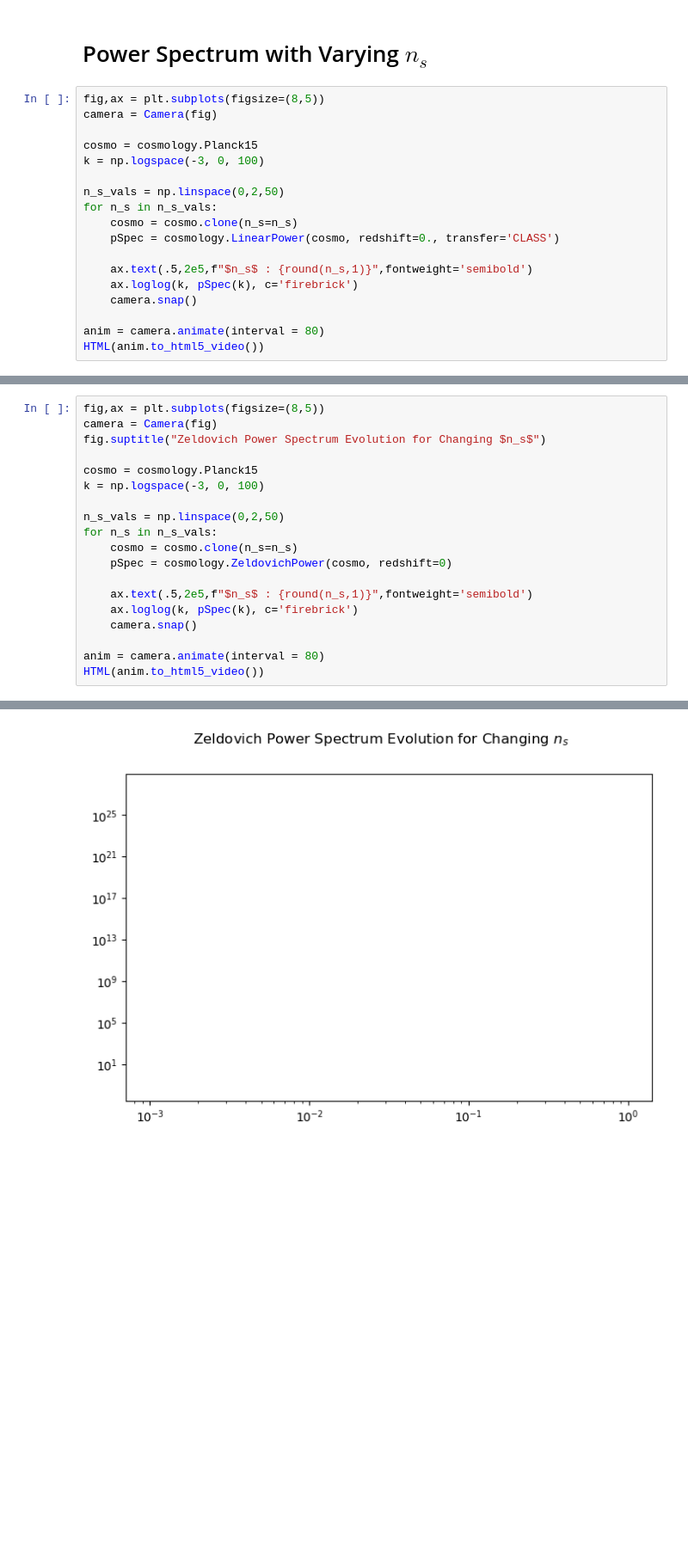
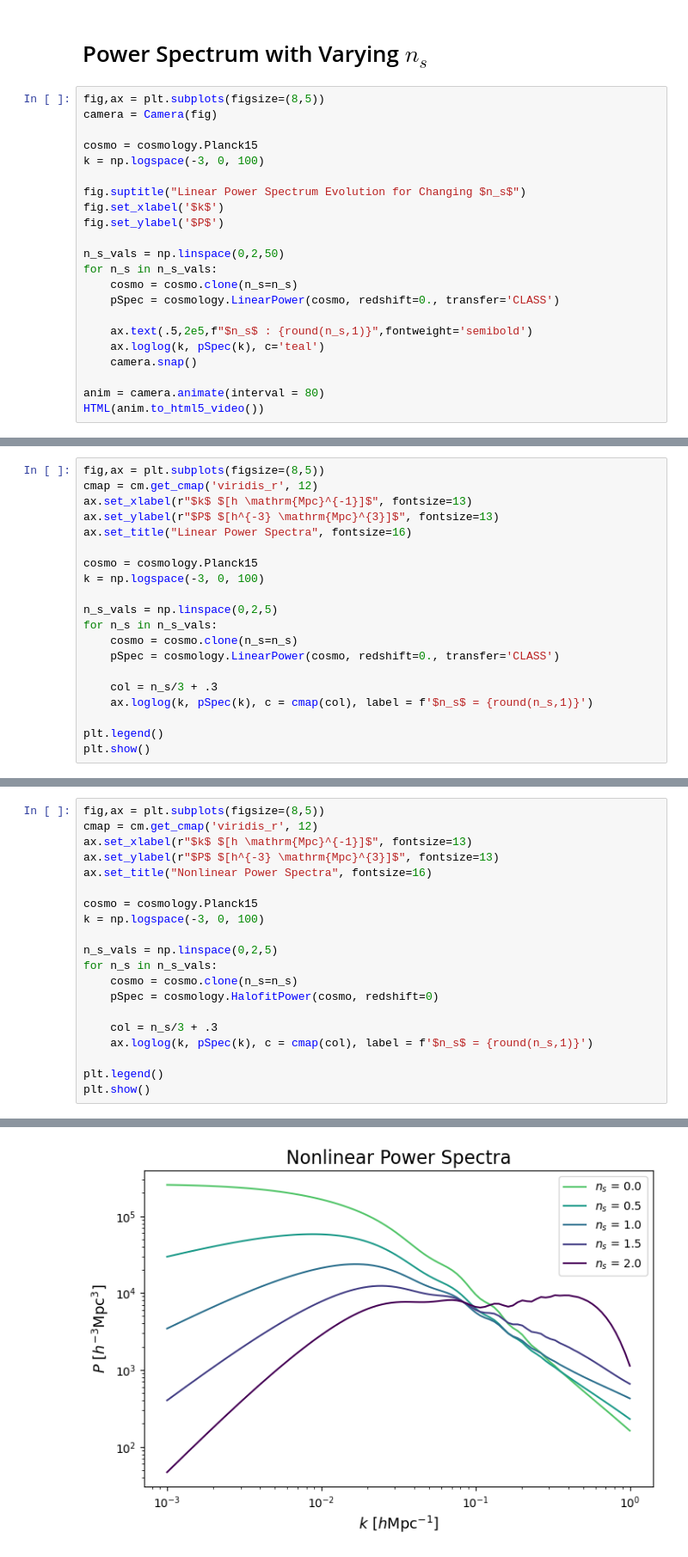
Before and after one commit to AutumnPearce/phys600, a Jupyter notebook: project/for_final.ipynb, the cells around one changed output, grey strips where cells are left out. Shown at 86% size. Saved outputs shown, nothing was run; the diff lists cells and outputs as text; blank space fills up the shorter version.

```diff
--- a/project/for_final.ipynb
+++ b/project/for_final.ipynb
@@ -15,13 +15,17 @@ camera = Camera(fig)
 cosmo = cosmology.Planck15
 k = np.logspace(-3, 0, 100)
 
+fig.suptitle("Linear Power Spectrum Evolution for Changing $n_s$")
+fig.set_xlabel('$k$')
+fig.set_ylabel('$P$')
+
 n_s_vals = np.linspace(0,2,50)
 for n_s in n_s_vals:
     cosmo = cosmo.clone(n_s=n_s)
     pSpec = cosmology.LinearPower(cosmo, redshift=0., transfer='CLASS')
 
     ax.text(.5,2e5,f"$n_s$ : {round(n_s,1)}",fontweight='semibold')
-    ax.loglog(k, pSpec(k), c='firebrick')
+    ax.loglog(k, pSpec(k), c='teal')
     camera.snap()
 
 anim = camera.animate(interval = 80)
@@ -51,3 +55,23 @@ HTML(anim.to_html5_video())
 # %% [output]
 [interactive output not drawn]
 [figure]
+# %%
+fig,ax = plt.subplots(figsize=(8,5))
+cmap = cm.get_cmap('viridis_r', 12)
+ax.set_xlabel(r"$k$ $[h \mathrm{Mpc}^{-1}]$", fontsize=13)
+ax.set_ylabel(r"$P$ $[h^{-3} \mathrm{Mpc}^{3}]$", fontsize=13)
+ax.set_title("Linear Power Spectra", fontsize=16)
+
+cosmo = cosmology.Planck15
+k = np.logspace(-3, 0, 100)
+
+n_s_vals = np.linspace(0,2,5)
+for n_s in n_s_vals:
+    cosmo = cosmo.clone(n_s=n_s)
+    pSpec = cosmology.LinearPower(cosmo, redshift=0., transfer='CLASS')
+
+    col = n_s/3 + .3
+    ax.loglog(k, pSpec(k), c = cmap(col), label = f'$n_s$ = {round(n_s,1)}')
+
+plt.legend()
+plt.show()
@@ -54,20 +80,21 @@ HTML(anim.to_html5_video())
 # %%
 fig,ax = plt.subplots(figsize=(8,5))
-camera = Camera(fig)
-fig.suptitle("Zeldovich Power Spectrum Evolution for Changing $n_s$")
+cmap = cm.get_cmap('viridis_r', 12)
+ax.set_xlabel(r"$k$ $[h \mathrm{Mpc}^{-1}]$", fontsize=13)
+ax.set_ylabel(r"$P$ $[h^{-3} \mathrm{Mpc}^{3}]$", fontsize=13)
+ax.set_title("Nonlinear Power Spectra", fontsize=16)
 
 cosmo = cosmology.Planck15
 k = np.logspace(-3, 0, 100)
 
-n_s_vals = np.linspace(0,2,50)
+n_s_vals = np.linspace(0,2,5)
 for n_s in n_s_vals:
     cosmo = cosmo.clone(n_s=n_s)
-    pSpec = cosmology.ZeldovichPower(cosmo, redshift=0)
+    pSpec = cosmology.HalofitPower(cosmo, redshift=0)
 
-    ax.text(.5,2e5,f"$n_s$ : {round(n_s,1)}",fontweight='semibold')
-    ax.loglog(k, pSpec(k), c='firebrick')
-    camera.snap()
+    col = n_s/3 + .3
+    ax.loglog(k, pSpec(k), c = cmap(col), label = f'$n_s$ = {round(n_s,1)}')
 
-anim = camera.animate(interval = 80)
-HTML(anim.to_html5_video())
+plt.legend()
+plt.show()
 # %% [output]
@@ -83 +101 @@ HTML(anim.to_html5_video())
-[figure, old version]
+[figure, new version]
```
Also changed, not shown: parts of 14 cells of this notebook, 2 other files.
